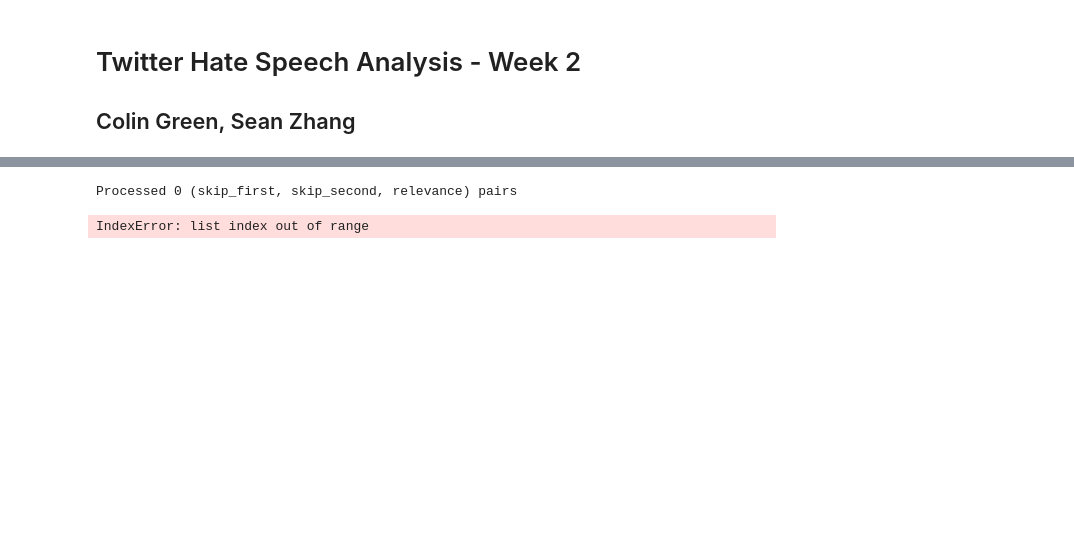
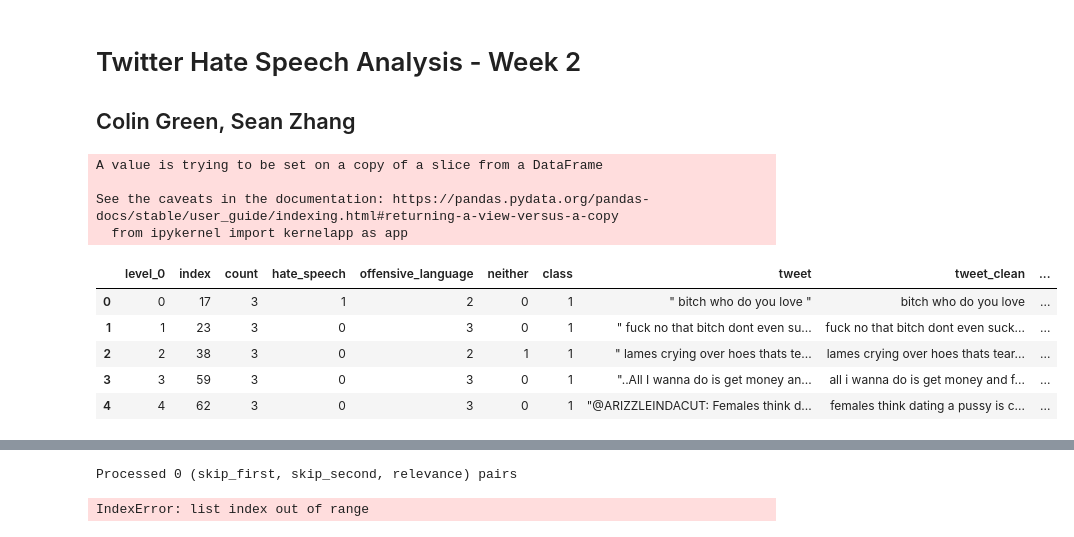
Before and after one commit to sheensta/twitter_hate_speech, a Jupyter notebook: notebooks/Week2_Feature Selection-checkpoint.ipynb, the cells around one changed output, grey strips where cells are left out. Cells and saved outputs as stored; diff of their text form; code cells hidden in the pictures; blank space fills up the shorter version.

```diff
--- a/notebooks/Week2_Feature Selection-checkpoint.ipynb
+++ b/notebooks/Week2_Feature Selection-checkpoint.ipynb
@@ -15,4 +15,40 @@ SELECT * FROM tweets_nlp
 """
 with sqlite3.connect('twitter_hate.db') as con:
     df = pd.read_sql_query(sql, con)
+# %%
+tweets = df['tweet_clean']
+
+mentions = []
+urls = []
+hashtags = []
+i = 0
+for tweet in tweets:
+    tweet = tweet.split()
+    mentions.append(tweet.count('mentionhere')+tweet.count('mentionhere:')+tweet.count('"mentionhere:')+tweet.count('&#;mentionhere:'))
+    urls.append(tweet.count('urlhere'))
+    hashtags.append(tweet.count('hashtaghere'))
+    tweet = [token for token in tweet if token not in [';&','']]
+    tweet = [token for token in tweet if token not in ['&#;mentionhere:','mentionhere:','"mentionhere:','mentionhere', 'urlhere', 'hashtaghere', 'rt', 'amp']]
+    tweet = " ".join(tweet)
+    tweets[i] = tweet
+    i += 1
+
+df['tweet_no_others'] = tweets
+df['mention_count'] = mentions
+df['url_count'] = urls
+df['hashtag_count'] = hashtags
+# %% [output]
+A value is trying to be set on a copy of a slice from a DataFrame
+
+See the caveats in the documentation: https://pandas.pydata.org/pandas-docs/stable/user_guide/indexing.html#returning-a-view-versus-a-copy
+  from ipykernel import kernelapp as app
+# %%
+df.head()
+# %% [output]
+|  | level_0 | index | count | hate_speech | offensive_language | neither | class | tweet | tweet_clean | ... |
+| 0 | 0 | 17 | 3 | 1 | 2 | 0 | 1 | " bitch who do you love " | bitch who do you love | ... |
+| 1 | 1 | 23 | 3 | 0 | 3 | 0 | 1 | " fuck no that bitch dont even su... | fuck no that bitch dont even suck... | ... |
+| 2 | 2 | 38 | 3 | 0 | 2 | 1 | 1 | " lames crying over hoes thats te... | lames crying over hoes thats tear... | ... |
+| 3 | 3 | 59 | 3 | 0 | 3 | 0 | 1 | "..All I wanna do is get money an... | all i wanna do is get money and f... | ... |
+| 4 | 4 | 62 | 3 | 0 | 3 | 0 | 1 | "@ARIZZLEINDACUT: Females think d... | females think dating a pussy is c... | ... |
 # %%
```
Also changed, not shown: parts of 24 cells of this notebook, 6 other files.
